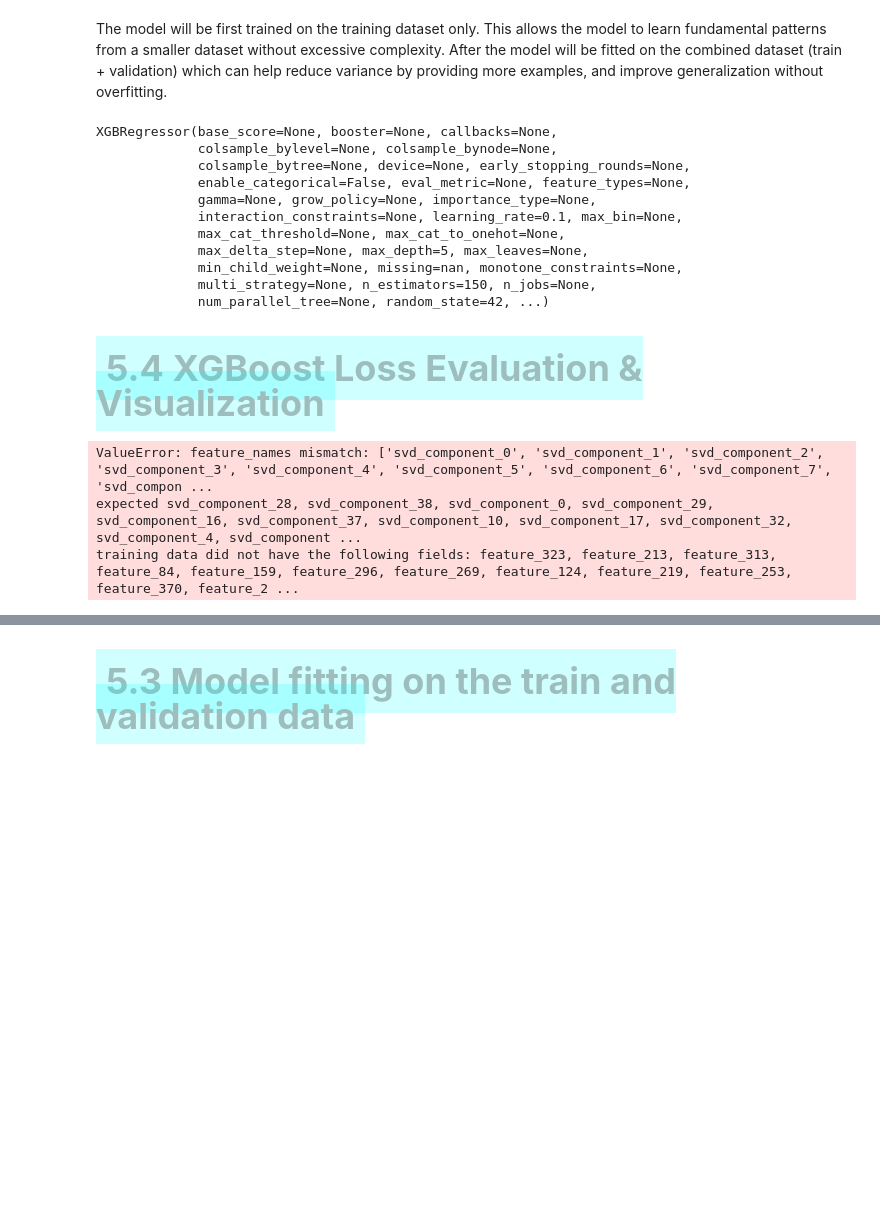
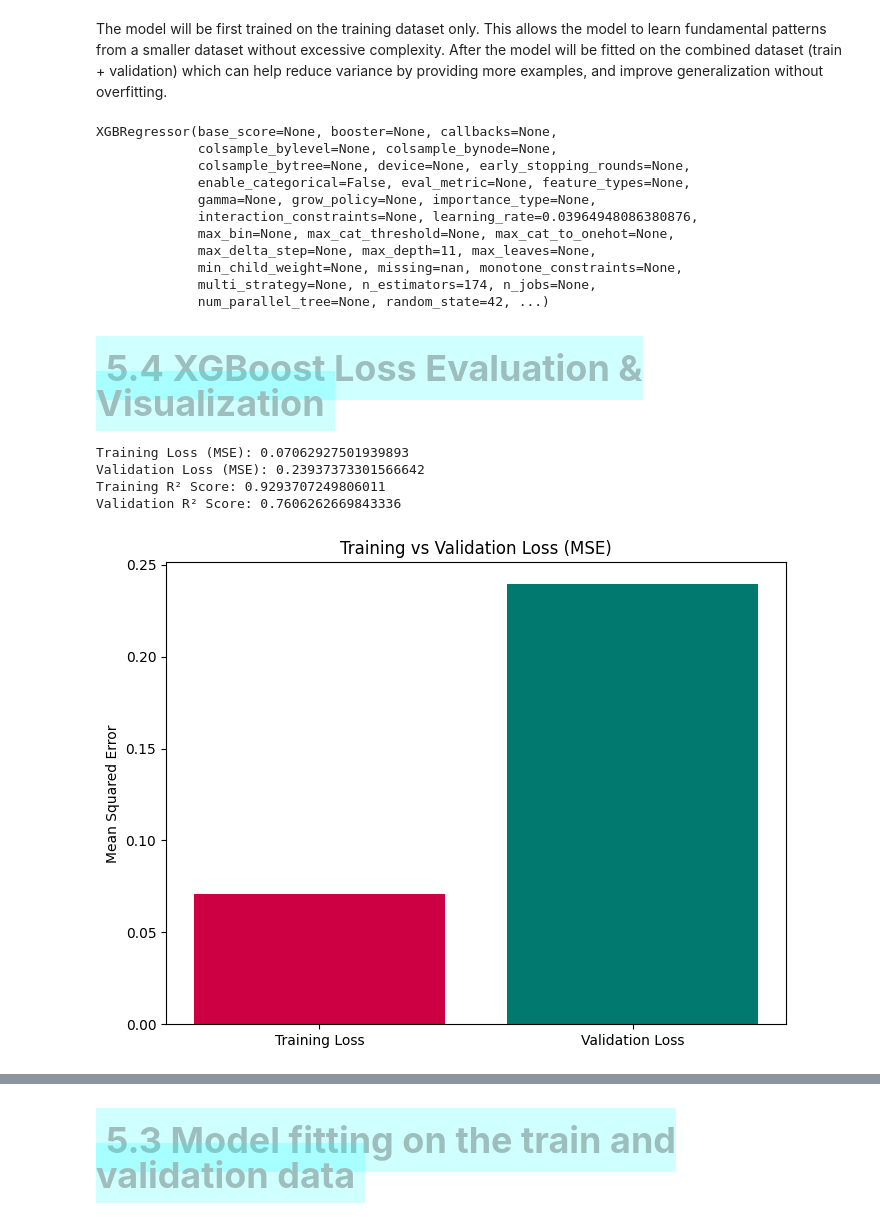
Before and after one commit to Josey-mc2/House-pricing-analysis, a Jupyter notebook: part_2_testing_models.ipynb, the cells around one changed output, grey strips where cells are left out. Drawn from its saved outputs; the diff is of its cells as text; code cells hidden in the pictures; blank space fills up the shorter version.

```diff
--- a/part_2_testing_models.ipynb
+++ b/part_2_testing_models.ipynb
@@ -1500,58 +1577,60 @@ The model will be first trained on the training dataset only. This allows the mo
 # %%
 # Train the model with the best parameters on the cleaned training set
 xgb = XGBRegressor(
-    n_estimators=best_params_xgb["n_estimators"],
-    max_depth=best_params_xgb["max_depth"],
-    learning_rate=best_params_xgb["learning_rate"],
-    reg_alpha=best_params_xgb["reg_alpha"],
-    reg_lambda=best_params_xgb["reg_lambda"],
+    n_estimators=best_params_xgb_saved["n_estimators"],
+    max_depth=best_params_xgb_saved["max_depth"],
+    learning_rate=best_params_xgb_saved["learning_rate"],
+    reg_alpha=best_params_xgb_saved["reg_alpha"],
+    reg_lambda=best_params_xgb_saved["reg_lambda"],
     random_state=42
 )
 
 # Fit the model on the cleaned training data
-xgb.fit(X_train_svd, y_train)
+xgb.fit(X_train_scaled, y_train)
 # %% [output]
 XGBRegressor(base_score=None, booster=None, callbacks=None,
              colsample_bylevel=None, colsample_bynode=None,
              colsample_bytree=None, device=None, early_stopping_rounds=None,
              enable_categorical=False, eval_metric=None, feature_types=None,
              gamma=None, grow_policy=None, importance_type=None,
-             interaction_constraints=None, learning_rate=0.1, max_bin=None,
-             max_cat_threshold=None, max_cat_to_onehot=None,
-             max_delta_step=None, max_depth=5, max_leaves=None,
+             interaction_constraints=None, learning_rate=0.03964948086380876,
+             max_bin=None, max_cat_threshold=None, max_cat_to_onehot=None,
+             max_delta_step=None, max_depth=11, max_leaves=None,
              min_child_weight=None, missing=nan, monotone_constraints=None,
-             multi_strategy=None, n_estimators=150, n_jobs=None,
+             multi_strategy=None, n_estimators=174, n_jobs=None,
              num_parallel_tree=None, random_state=42, ...)
 # %% [markdown]
 ## <span style="color:rgb(157, 190, 189); font-size: 36px; font-family: 'Times New Roman'; font-weight: bold; background-color: rgba(0, 251, 255, 0.19); padding: 10px; display: block; width: 100%;"> 5.4 XGBoost Loss Evaluation & Visualization
 </span>
 # %%
 # Calculate the predictions on the training and validation sets
-y_train_pred = xgb.predict(X_train_scaled)  # Predictions on the training set
-y_val_pred = xgb.predict(X_val_scaled)      # Predictions on the validation set
+y_train_pred_xgbfinal = xgb.predict(X_train_scaled)  # Predictions on the training set
+y_val_pred_xgbfinal = xgb.predict(X_val_scaled)      # Predictions on the validation set
 
 # Compute the mean squared error for training and validation sets
-train_loss = mean_squared_error(y_train, y_train_pred)
-val_loss = mean_squared_error(y_val, y_val_pred)
+train_loss_xgbf = mean_squared_error(y_train, y_train_pred_xgbfinal)
+val_loss_xgbf = mean_squared_error(y_val, y_val_pred_xgbfinal)
 
 # Compute the R² scores for training and validation sets
-train_r2 = r2_score(y_train, y_train_pred)
-val_r2 = r2_score(y_val, y_val_pred)
+train_r2_xgbf = r2_score(y_train, y_train_pred_xgbfinal)
+val_r2_xgbf = r2_score(y_val, y_val_pred_xgbfinal)
 
 # Print the MSE and R² scores
-print("Training Loss (MSE):", train_loss)
-print("Validation Loss (MSE):", val_loss)
-print("Training R² Score:", train_r2)
-print("Validation R² Score:", val_r2)
+print("Training Loss (MSE):", train_loss_xgbf)
+print("Validation Loss (MSE):", val_loss_xgbf)
+print("Training R² Score:", train_r2_xgbf)
+print("Validation R² Score:", val_r2_xgbf)
 
 # Plot the losses
 import matplotlib.pyplot as plt
 plt.figure(figsize=(8, 6))
-plt.bar(["Training Loss", "Validation Loss"], [train_loss, val_loss], color=['#199E80', '#990099'])
+plt.bar(["Training Loss", "Validation Loss"], [train_loss_xgbf, val_loss_xgbf], color=['#CC0042', '#01796F'])
 plt.title("Training vs Validation Loss (MSE)")
 plt.ylabel("Mean Squared Error")
 plt.show()
 # %% [output]
-ValueError: feature_names mismatch: ['svd_component_0', 'svd_component_1', 'svd_component_2', 'svd_component_3', 'svd_component_4', 'svd_component_5', 'svd_component_6', 'svd_component_7', 'svd_compon ...
-expected svd_component_28, svd_component_38, svd_component_0, svd_component_29, svd_component_16, svd_component_37, svd_component_10, svd_component_17, svd_component_32, svd_component_4, svd_component ...
-training data did not have the following fields: feature_323, feature_213, feature_313, feature_84, feature_159, feature_296, feature_269, feature_124, feature_219, feature_253, feature_370, feature_2 ...
+Training Loss (MSE): 0.07062927501939893
+Validation Loss (MSE): 0.23937373301566642
+Training R² Score: 0.9293707249806011
+Validation R² Score: 0.7606262669843336
+[figure, added]
```
Also changed, not shown: parts of 52 cells of this notebook.
